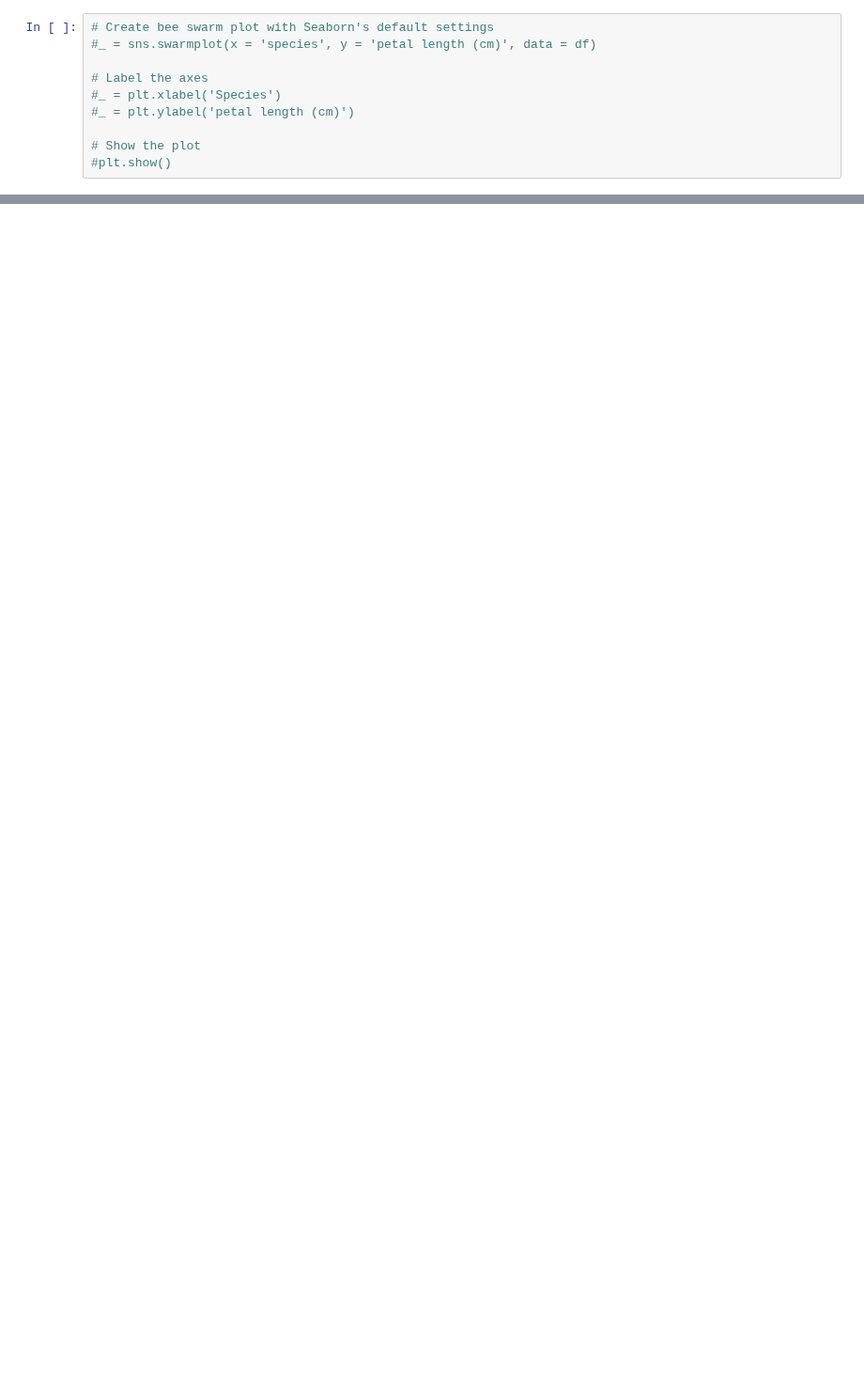
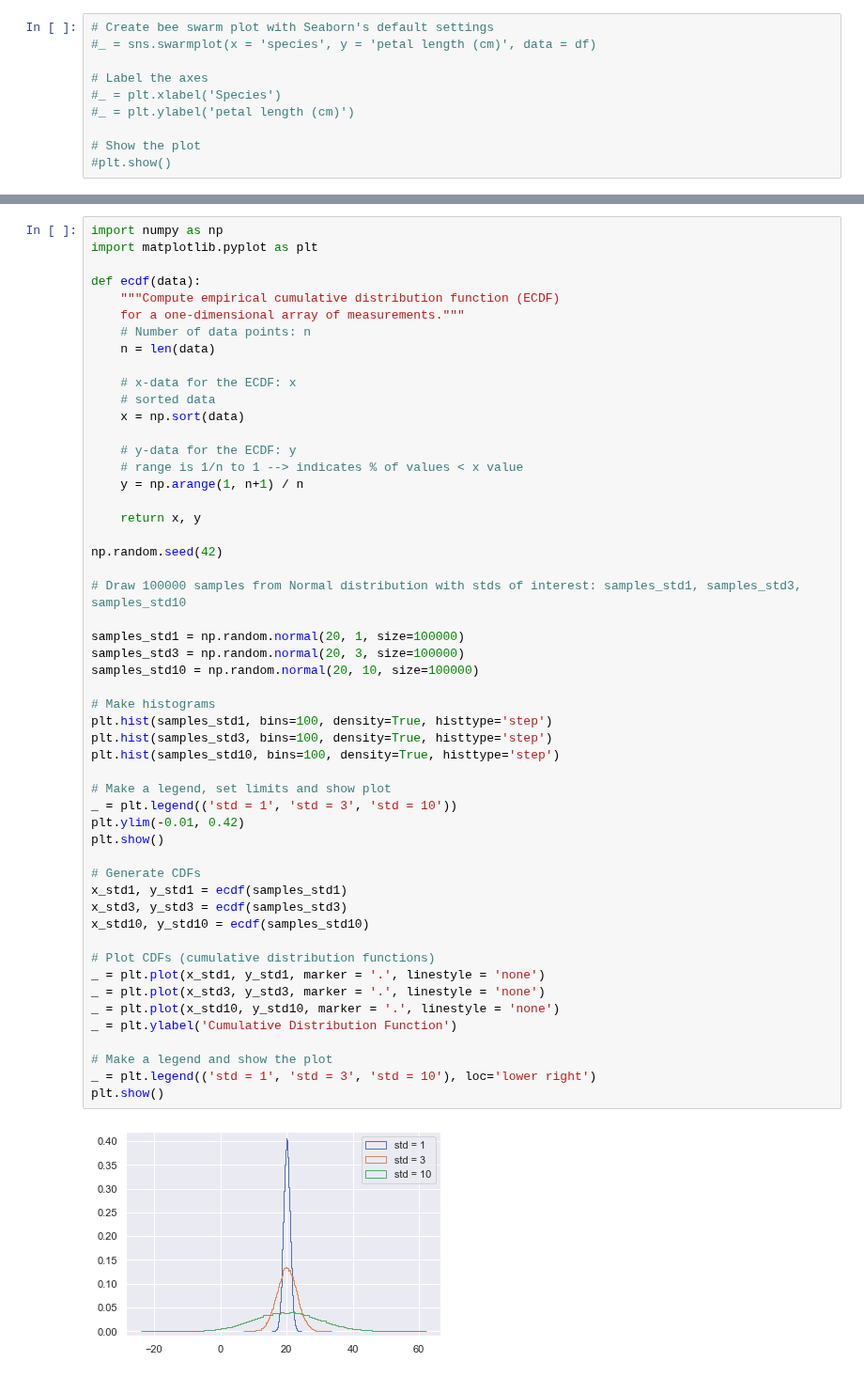
Before and after one commit to odenipinedo/Python, a Jupyter notebook: datacamp - machine learning for everyone/6. statistical thinking in Python - part 1.ipynb, the cells around one changed output, grey strips where cells are left out. Shown at 94% size. Cells and saved outputs as stored; diff of their text form; blank space fills up the shorter version.

```diff
--- a/datacamp - machine learning for everyone/6. statistical thinking in Python - part 1.ipynb
+++ b/datacamp - machine learning for everyone/6. statistical thinking in Python - part 1.ipynb
@@ -54,0 +515,54 @@ ___
+# %%
+import numpy as np
+import matplotlib.pyplot as plt
+
+def ecdf(data):
+    """Compute empirical cumulative distribution function (ECDF)
+    for a one-dimensional array of measurements."""
+    # Number of data points: n
+    n = len(data)
+
+    # x-data for the ECDF: x
+    # sorted data
+    x = np.sort(data)
+
+    # y-data for the ECDF: y
+    # range is 1/n to 1 --> indicates % of values < x value
+    y = np.arange(1, n+1) / n
+
+    return x, y
+
+np.random.seed(42)
+
+# Draw 100000 samples from Normal distribution with stds of interest: samples_std1, samples_std3, samples_std10
+
+samples_std1 = np.random.normal(20, 1, size=100000)
+samples_std3 = np.random.normal(20, 3, size=100000)
+samples_std10 = np.random.normal(20, 10, size=100000)
+
+# Make histograms
+plt.hist(samples_std1, bins=100, density=True, histtype='step')
+plt.hist(samples_std3, bins=100, density=True, histtype='step')
+plt.hist(samples_std10, bins=100, density=True, histtype='step')
+
+# Make a legend, set limits and show plot
+_ = plt.legend(('std = 1', 'std = 3', 'std = 10'))
+plt.ylim(-0.01, 0.42)
+plt.show()
+
+# Generate CDFs
+x_std1, y_std1 = ecdf(samples_std1)
+x_std3, y_std3 = ecdf(samples_std3)
+x_std10, y_std10 = ecdf(samples_std10)
+
+# Plot CDFs (cumulative distribution functions)
+_ = plt.plot(x_std1, y_std1, marker = '.', linestyle = 'none')
+_ = plt.plot(x_std3, y_std3, marker = '.', linestyle = 'none')
+_ = plt.plot(x_std10, y_std10, marker = '.', linestyle = 'none')
+_ = plt.ylabel('Cumulative Distribution Function')
+
+# Make a legend and show the plot
+_ = plt.legend(('std = 1', 'std = 3', 'std = 10'), loc='lower right')
+plt.show()
+# %% [output]
+[figure, added]
```
Also changed, not shown: parts of 32 cells of this notebook, 1 other file.
